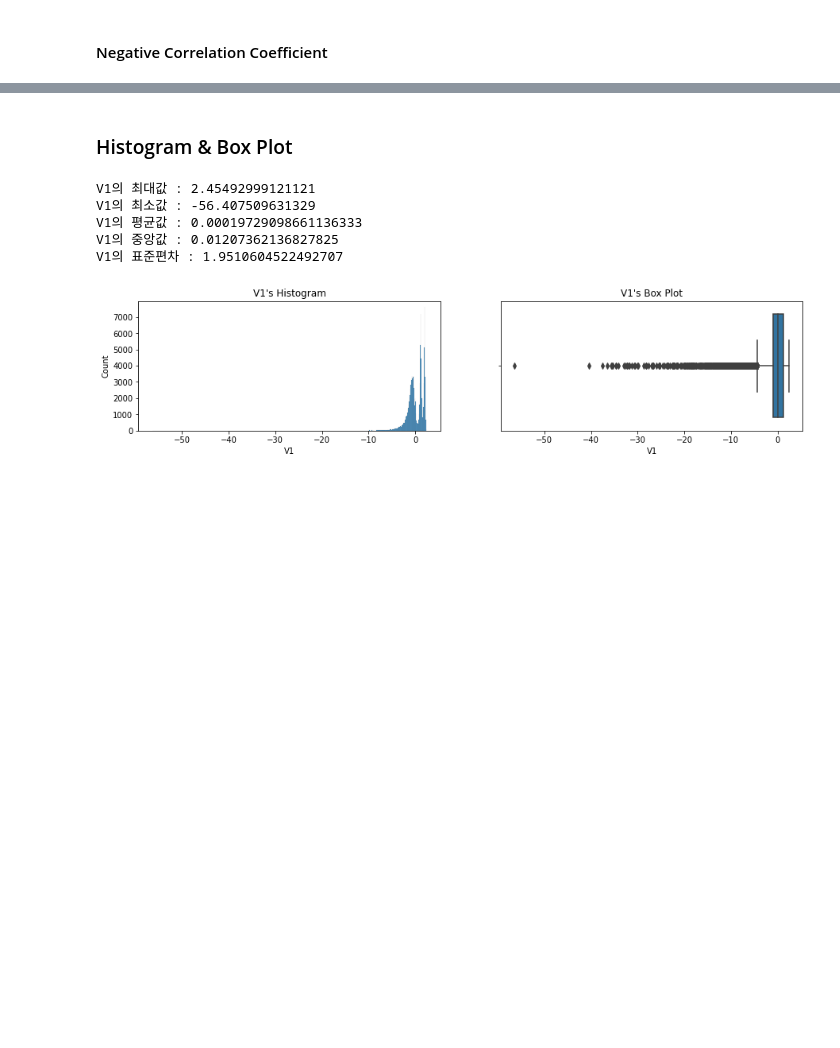
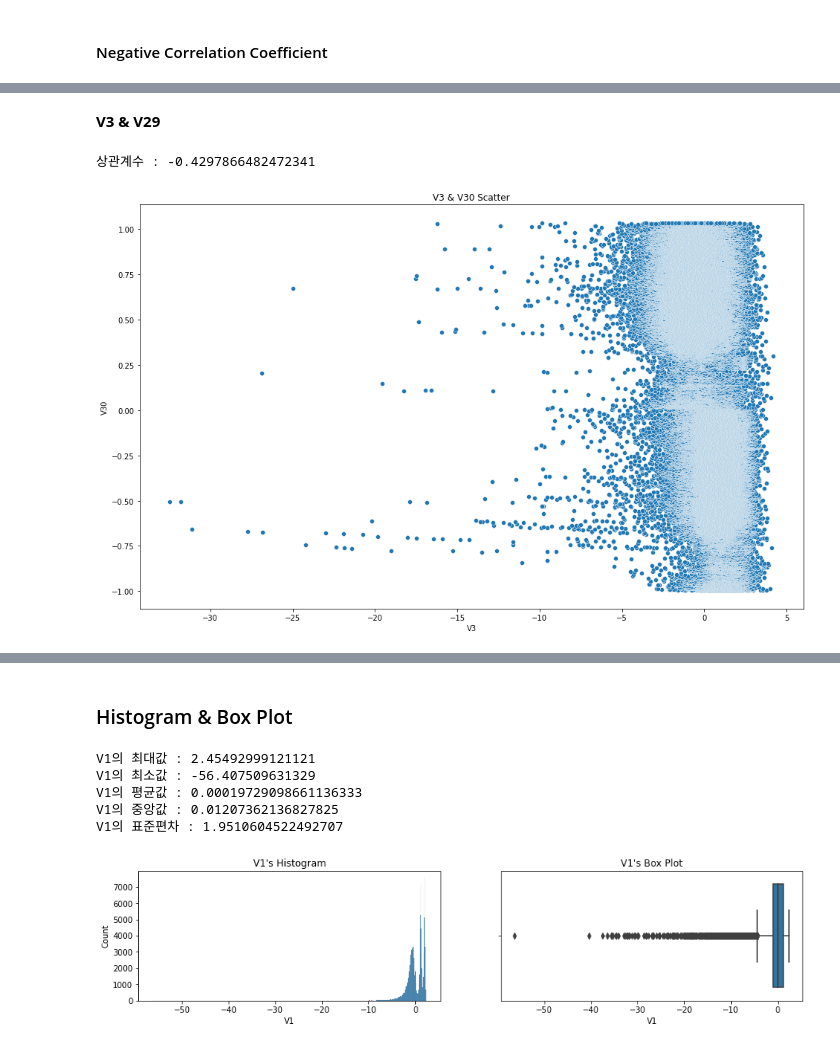
Before and after one commit to namwootree/Dacrew-4th, a Jupyter notebook: [번외편]_EDA.ipynb, the cells around one changed output, grey strips where cells are left out. Cells and saved outputs as stored; diff of their text form; code cells hidden in the pictures; blank space fills up the shorter version.

```diff
--- a/[번외편]_EDA.ipynb
+++ b/[번외편]_EDA.ipynb
@@ -197,0 +226,7 @@ scatter_plot(data=train, x='V20', y='V29', hue=False)
+# %% [markdown]
+**V3 & V29**
+# %%
+scatter_plot(data=train, x='V3', y='V30', hue=None)
+# %% [output]
+상관계수 : -0.4297866482472341
+[figure, added]
```
Also changed, not shown: parts of 18 cells of this notebook.
